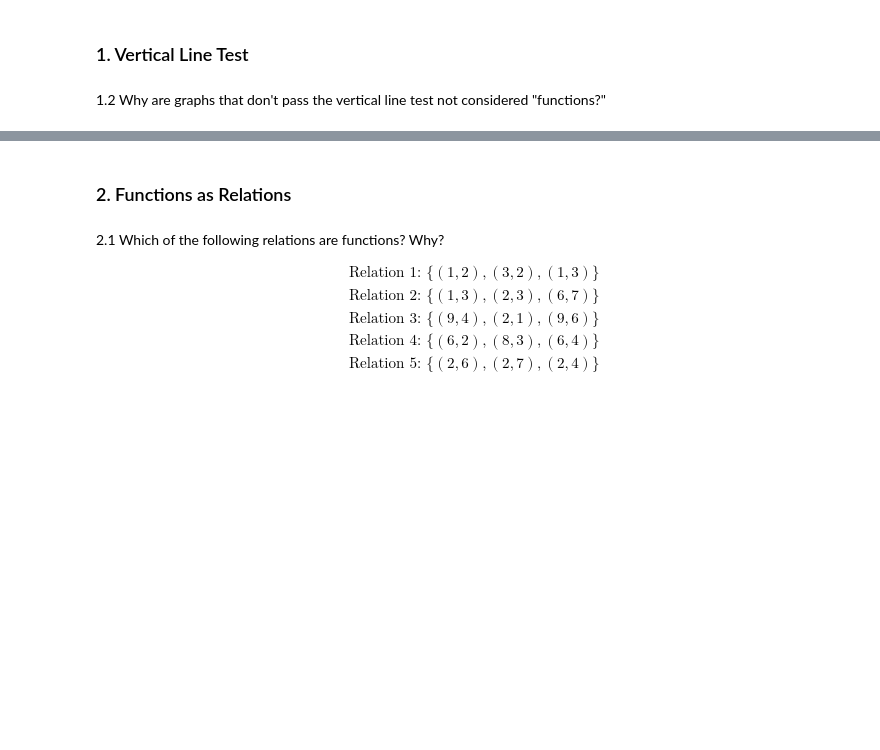
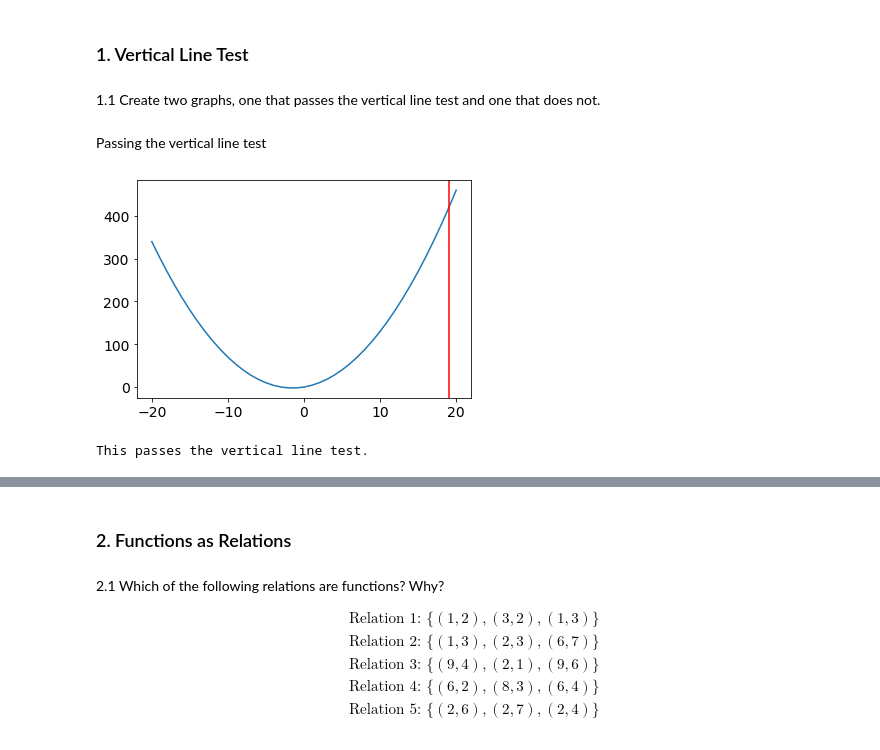
Before and after one commit to RMDircio/DS-Unit-1-Sprint-3-Linear-Algebra, a Jupyter notebook: Regina Dircio - PTDS5 - High Dimensional Data Assignment.ipynb, the cells around one changed output, grey strips where cells are left out. Saved outputs shown, nothing was run; the diff lists cells and outputs as text; code cells hidden in the pictures; blank space fills up the shorter version.

```diff
--- a/Regina Dircio - PTDS5 - High Dimensional Data Assignment.ipynb
+++ b/Regina Dircio - PTDS5 - High Dimensional Data Assignment.ipynb
@@ -7,2 +5,24 @@
 # %% [markdown]
-1.2 Why are graphs that don't pass the vertical line test not considered "functions?"
+1.1 Create two graphs, one that passes the vertical line test and one that does not.
+# %%
+import math
+import plotly
+import numpy as np
+import pandas as pd
+import plotly.graph_objs as go
+import matplotlib.pyplot as plt
+from sklearn.decomposition import PCA
+plt.rcParams.update({'font.size': 14})
+from plotly.offline import init_notebook_mode, plot, iplot
+# %% [markdown]
+Passing the vertical line test
+# %%
+x = np.arange(-20, 21) # x values
+y = x**2 + 3*x # y = mx + b
+plt.plot(x,y)
+plt.axvline(x=19, color='r')
+plt.show()
+print('This passes the vertical line test.')
+# %% [output]
+[figure, added]
+This passes the vertical line test.
```
Also changed, not shown: parts of 51 cells of this notebook.
